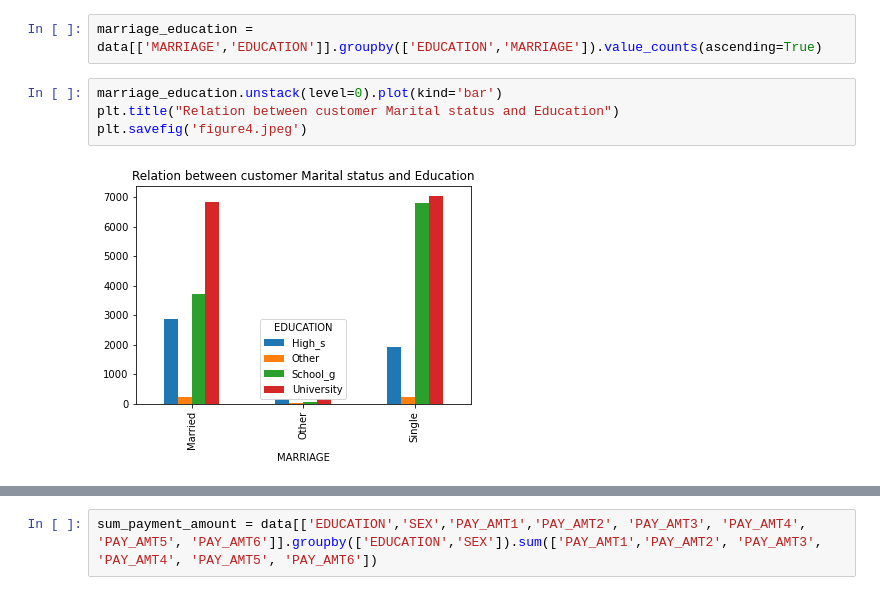
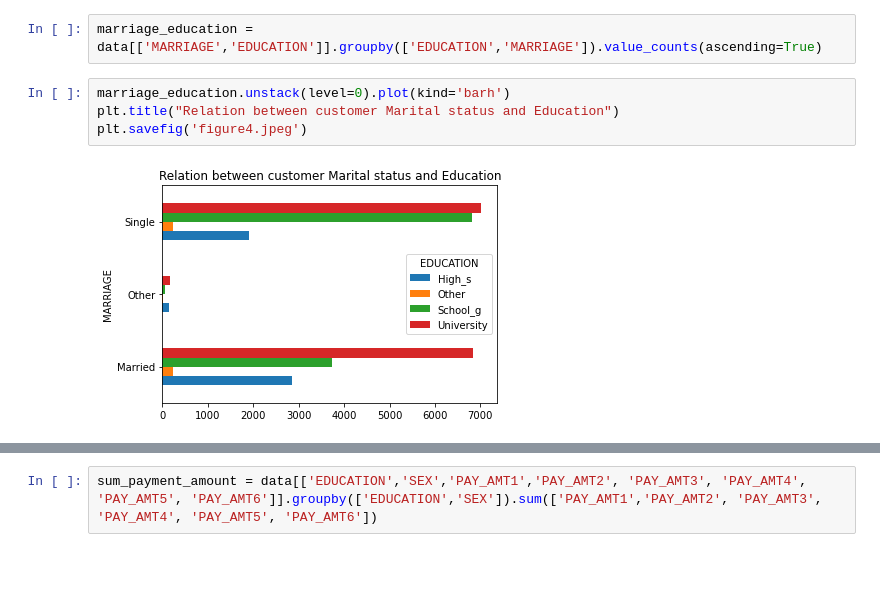
Before and after one commit to SaurabhNair239/Credit-card-default-predictor, a Jupyter notebook: notebook/EDA VISUALISATION.ipynb, the cells around one changed output, grey strips where cells are left out. Drawn from its saved outputs; the diff is of its cells as text; blank space fills up the shorter version.

```diff
--- a/notebook/EDA VISUALISATION.ipynb
+++ b/notebook/EDA VISUALISATION.ipynb
@@ -34,10 +34,10 @@ plt.savefig("figure3.jpeg")
 # %%
 marriage_education = data[['MARRIAGE','EDUCATION']].groupby(['EDUCATION','MARRIAGE']).value_counts(ascending=True)
 # %%
-marriage_education.unstack(level=0).plot(kind='bar')
+marriage_education.unstack(level=0).plot(kind='barh')
 plt.title("Relation between customer Marital status and Education")
 plt.savefig('figure4.jpeg')
 # %% [output]
-[figure, old version]
+[figure, new version]
 # %%
 Education_vs_Output = data[['default#payment#next#month','EDUCATION']].groupby(['EDUCATION','default#payment#next#month']).value_counts(ascending=True)
```
Also changed, not shown: parts of 1 cell of this notebook, 1 other file.
